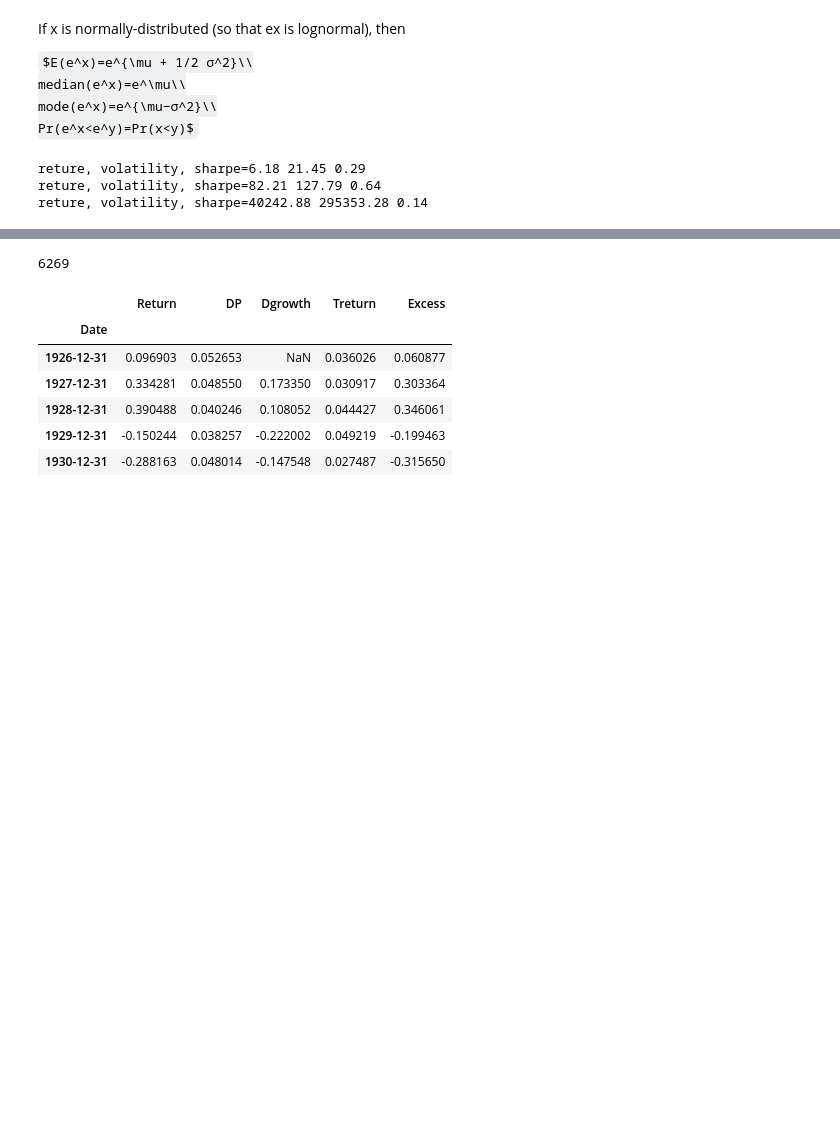
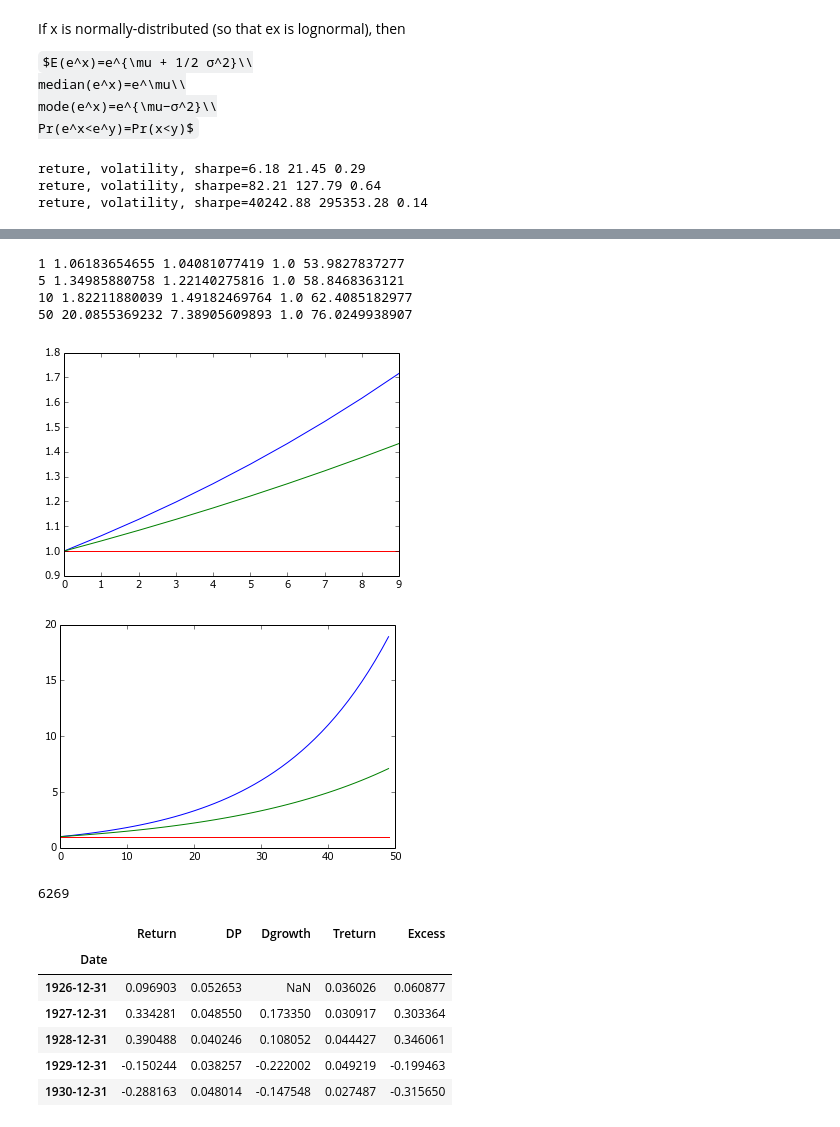
Before and after one commit to pkuqiuning/coursera-asset-pricing, a Jupyter notebook: week1.ipynb, the cells around one changed output, grey strips where cells are left out. Saved outputs shown, nothing was run; the diff lists cells and outputs as text; code cells hidden in the pictures; some formulas as TeX source; blank space fills up the shorter version.

```diff
--- a/week1.ipynb
+++ b/week1.ipynb
@@ -99,13 +90,20 @@ plot(T,lessthanmean(T))
 # %%
 def domy(T=10):
     t=arange(T)
     if T >= 10:
+        figure()
         plot(t,Ex(t), t, median(t), t, mode(t))
-        plt.show()
     print(T,Ex(T), median(T),mode(T),lessthanmean(T)*100)
 
 for i in [1, 5, 10, 50]:
     domy(i)
+# %% [output]
+1 1.06183654655 1.04081077419 1.0 53.9827837277
+5 1.34985880758 1.22140275816 1.0 58.8468363121
+10 1.82211880039 1.49182469764 1.0 62.4085182977
+50 20.0855369232 7.38905609893 1.0 76.0249938907
+[figure, added]
+[figure, added]
 # %%
 url="https://d396qusza40orc.cloudfront.net/assetpricing%2Fdata%2Fps1_data.txt"
 import urllib.request
```
Also changed, not shown: parts of 9 cells of this notebook, 3 other files.
